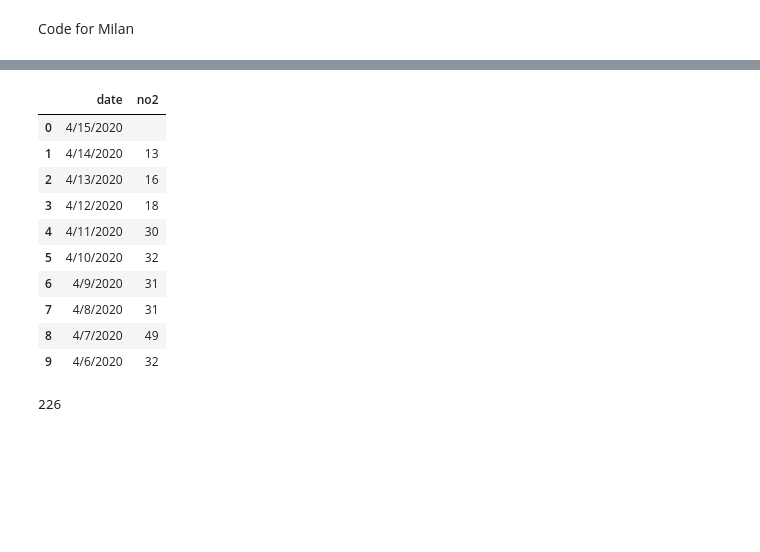
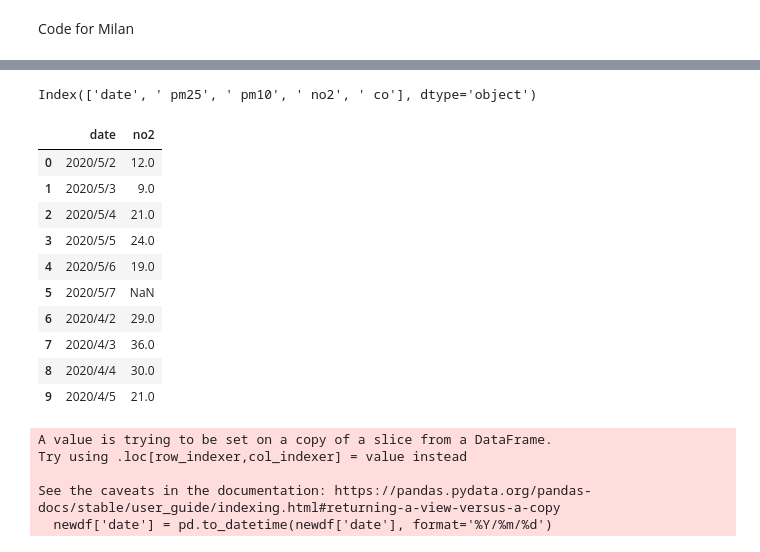
Before and after one commit to databridgevt/covid19, a Jupyter notebook: analysis/db/mitch/Air_Quality_Viz.ipynb, the cells around one changed output, grey strips where cells are left out. Drawn from its saved outputs; the diff is of its cells as text; code cells hidden in the pictures; blank space fills up the shorter version.

```diff
--- a/analysis/db/mitch/Air_Quality_Viz.ipynb
+++ b/analysis/db/mitch/Air_Quality_Viz.ipynb
@@ -184,0 +192,3 @@ print(df)
+# %%
+df = pd.read_csv (here('data\db\original\world_air_quality_index\milano-senato, lombardia, italy-air-quality.csv'), na_values = ' ')
+print(df)
@@ -185,25 +210,18 @@ print(df)
 # %%
 df.columns
-new_df=df[['date', ' no2']]
-new_df.head(10)
+print(df.columns)
+newdf=df[['date', ' no2']]
+newdf.head(10)
 # %% [output]
+Index(['date', ' pm25', ' pm10', ' no2', ' co'], dtype='object')
 |  | date | no2 |
-| 0 | 4/15/2020 |  |
-| 1 | 4/14/2020 | 13 |
-| 2 | 4/13/2020 | 16 |
-| 3 | 4/12/2020 | 18 |
-| 4 | 4/11/2020 | 30 |
-| 5 | 4/10/2020 | 32 |
-| 6 | 4/9/2020 | 31 |
-| 7 | 4/8/2020 | 31 |
-| 8 | 4/7/2020 | 49 |
-| 9 | 4/6/2020 | 32 |
+| 0 | 2020/5/2 | 12.0 |
+| 1 | 2020/5/3 | 9.0 |
+| 2 | 2020/5/4 | 21.0 |
+| 3 | 2020/5/5 | 24.0 |
+| 4 | 2020/5/6 | 19.0 |
+| 5 | 2020/5/7 | NaN |
+| 6 | 2020/4/2 | 29.0 |
+| 7 | 2020/4/3 | 36.0 |
+| 8 | 2020/4/4 | 30.0 |
+| 9 | 2020/4/5 | 21.0 |
-# %%
-for no2 in new_df[' no2']:
-    if no2==" ":
-        no2_lvl.append('NaN')
-    else:
-        no2_lvl.append(no2)
-print(len(no2_lvl))
-# %% [output]
-226
@@ -214,0 +228,8 @@ df_new['no2_new']=df_new['no2_new'].astype(int)
+# %%
+newdf['date'] = pd.to_datetime(newdf['date'], format='%Y/%m/%d')
+# %% [output]
+A value is trying to be set on a copy of a slice from a DataFrame.
+Try using .loc[row_indexer,col_indexer] = value instead
+
+See the caveats in the documentation: https://pandas.pydata.org/pandas-docs/stable/user_guide/indexing.html#returning-a-view-versus-a-copy
+  newdf['date'] = pd.to_datetime(newdf['date'], format='%Y/%m/%d')
```
Also changed, not shown: parts of 22 cells of this notebook.
